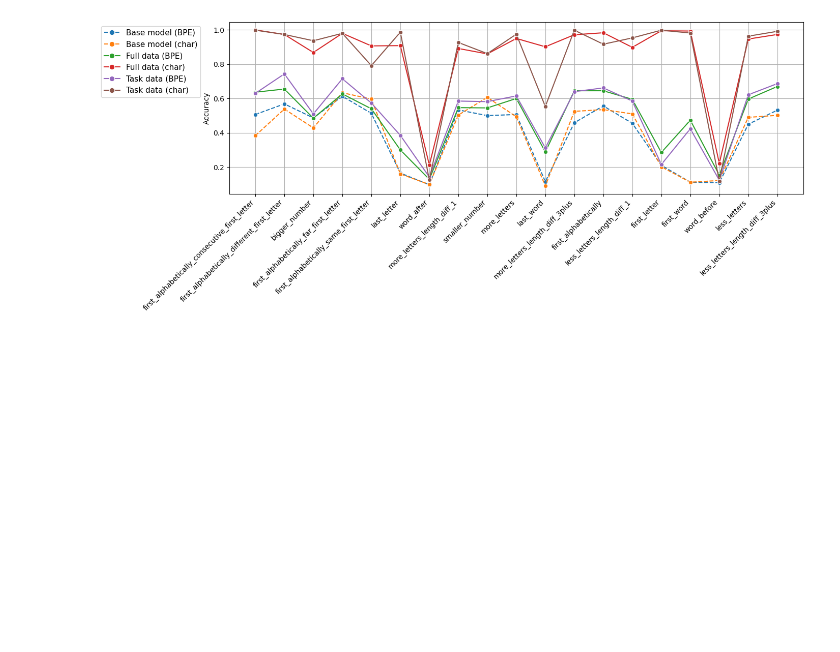
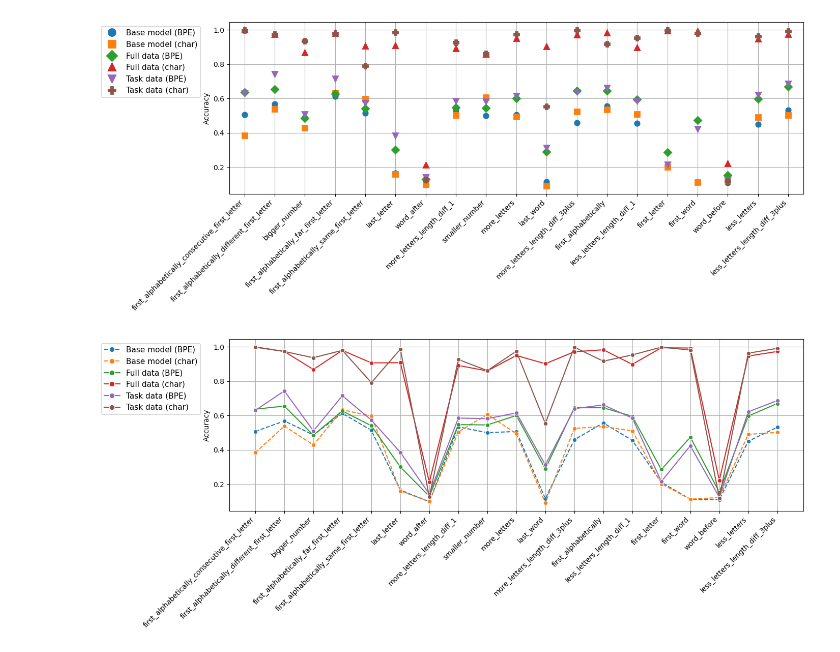
Before and after one commit to LaurensWink/Finetuning_GPT_2, a Jupyter notebook: pjs/results.ipynb, the cells around one changed output. Cells and saved outputs as stored; diff of their text form; code cells hidden in the pictures; blank space fills up the shorter version.

Commit message:
first LLama 3B results

```diff
--- a/pjs/results.ipynb
+++ b/pjs/results.ipynb
@@ -11,6 +12,67 @@ df = pd.read_csv('../data/results/outlines_data_results.csv')
 df['ShortFile'] = df['File'].str.replace('.csv', '', regex=False)
 
 metric_cols = ['Accuracy']
+# %%
+melted = df.melt(id_vars=['ShortFile', 'Subfolder'],
+                 value_vars=metric_cols,
+                 var_name='Metrik',
+                 value_name='Wert')
+
+metrics = ['Accuracy']
+
+melted_de = melted[melted['Subfolder'].str.contains('_de', na=False)]
+
+markers = ["o", "s", "D", "^", "v", "P", "X", "*", "<", ">"]
+marker_cycle = itertools.cycle(markers)
+
+for metric in metrics:
+    subset = melted_de[melted_de['Metrik'] == metric]
+
+    plt.figure(figsize=(14, 6))
+
+    for subfolder, data in subset.groupby("Subfolder"):
+        if not subfolder.startswith("baseline_"):
+            marker = next(marker_cycle)
+
+            parts = [x for x in subfolder.split("_") if x not in ("de", "train")]
+
+            if parts:
+                last = parts[-1]
+                if last.lower() == "bpe":
+                    last = last.upper()
+                else:
+                    last = last.lower()
+                label = " ".join(parts[:-1] + [f"({last})"])
+                label = label[0].upper() + label[1:]
+            else:
+                label = ""
+
+            sns.pointplot(
+                data=data,
+                x="ShortFile",
+                y="Wert",
+                label=label,
+                markers=marker,
+                linestyles="",
+                errorbar=None
+            )
+
+    plt.xlabel("")
+    plt.ylabel(metric)
+    plt.legend(
+        bbox_to_anchor=(-0.23, 1),
+        loc="upper left",
+        fontsize=11,
+        markerscale=1.5
+    )
+
+    plt.xticks(rotation=45, ha="right")
+    plt.grid(True)
+    plt.tight_layout()
+    plt.savefig(f"../data/results/{metric}_de_point.pdf", format="pdf", bbox_inches="tight")
+    plt.show()
+# %% [output]
+[figure, added]
 # %%
 melted = df.melt(id_vars=['ShortFile', 'Subfolder'],
                  value_vars=metric_cols,
```
Also changed, not shown: parts of 2 cells of this notebook, 51 other files.
